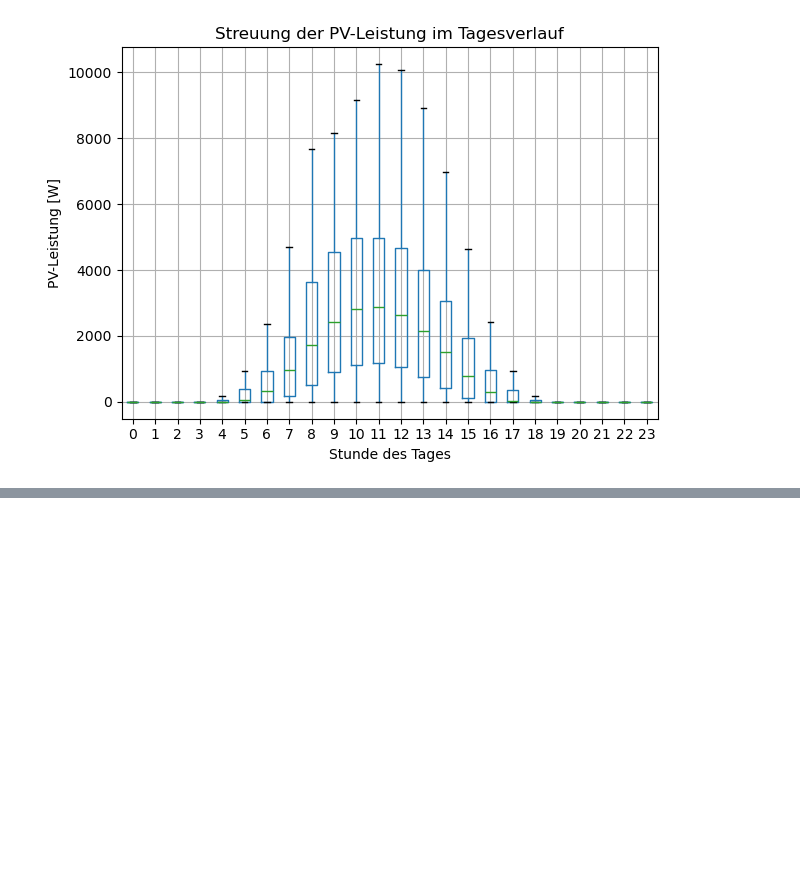
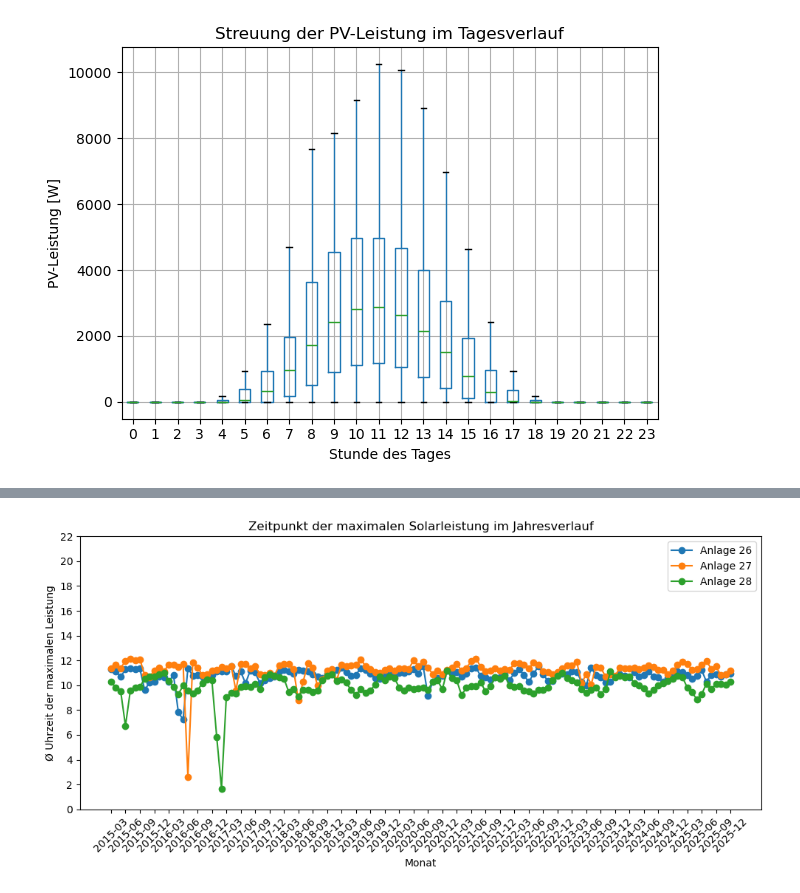
Before and after one commit to hagen-o/Inf2-Hausarbeit-SolarAnalyse, a Jupyter notebook: Hausarbeit.ipynb, the cells around one changed output, grey strips where cells are left out. Drawn from its saved outputs; the diff is of its cells as text; code cells hidden in the pictures; blank space fills up the shorter version.

```diff
--- a/Hausarbeit.ipynb
+++ b/Hausarbeit.ipynb
@@ -118,0 +211,82 @@ plt.show()
+# %%
+import pandas as pd
+import matplotlib.pyplot as plt
+
+# Dateien & Leistungsspalten
+
+anlagen = {
+    "Anlage 26": ("Rohdaten/26_measurements.csv", "ems_26_pv_power_supply_w"),
+    "Anlage 27": ("Rohdaten/27_measurements.csv", "ems_27_pv_power_supply_w"),
+    "Anlage 28": ("Rohdaten/28_measurements.csv", "ems_28_pv_power_supply_w")
+}
+
+monthly_results = {}
+
+
+# Verarbeitung
+
+for name, (path, power_col) in anlagen.items():
+    df = pd.read_csv(path, sep=";")
+
+    # Zeitstempel
+    df["t_local"] = pd.to_datetime(df["t_local"])
+
+    # Leistung in Zahl umwandeln
+    df[power_col] = (
+        df[power_col]
+        .astype(str)
+        .str.replace(",", ".", regex=False)
+    )
+    df[power_col] = pd.to_numeric(df[power_col], errors="coerce")
+
+    # Datum & Stunde
+    df["date"] = df["t_local"].dt.date
+    df["hour"] = df["t_local"].dt.hour
+
+    # Nur positive Leistungen
+    df_pos = df[df[power_col] > 0].copy()
+
+    # Zeitpunkt der maximalen Leistung pro Tag
+    idx = df_pos.groupby("date")[power_col].idxmax()
+    idx = idx.dropna().astype(int)
+
+    daily_max = df_pos.loc[idx].copy()
+    daily_max["date"] = pd.to_datetime(daily_max["date"])
+    daily_max["month"] = daily_max["date"].dt.to_period("M")
+
+    # Monatlicher Durchschnitt der Uhrzeit
+    monthly_mean = daily_max.groupby("month")["hour"].mean()
+
+    monthly_results[name] = monthly_mean
+
+
+# Vergleichs-DataFrame
+
+monthly_df = pd.DataFrame(monthly_results)
+
+
+# Diagramm
+
+plt.figure(figsize=(10, 5))
+
+x_values = monthly_df.index.astype(str)
+
+for col in monthly_df.columns:
+    plt.plot(x_values, monthly_df[col], marker="o", label=col)
+
+# X-Achse: nur alle 3 Monate
+tick_positions = range(0, len(x_values), 3)
+tick_labels = x_values[tick_positions]
+plt.xticks(tick_positions, tick_labels, rotation=45)
+
+# Y-Achse: 2-Stunden-Schritte
+plt.yticks(range(0, 24, 2))
+
+plt.xlabel("Monat")
+plt.ylabel("Ø Uhrzeit der maximalen Leistung")
+plt.title("Zeitpunkt der maximalen Solarleistung im Jahresverlauf")
+plt.legend()
+plt.tight_layout()
+plt.show()
+# %% [output]
+[figure, added]
```
Also changed, not shown: parts of 12 cells of this notebook, 2 other files.
